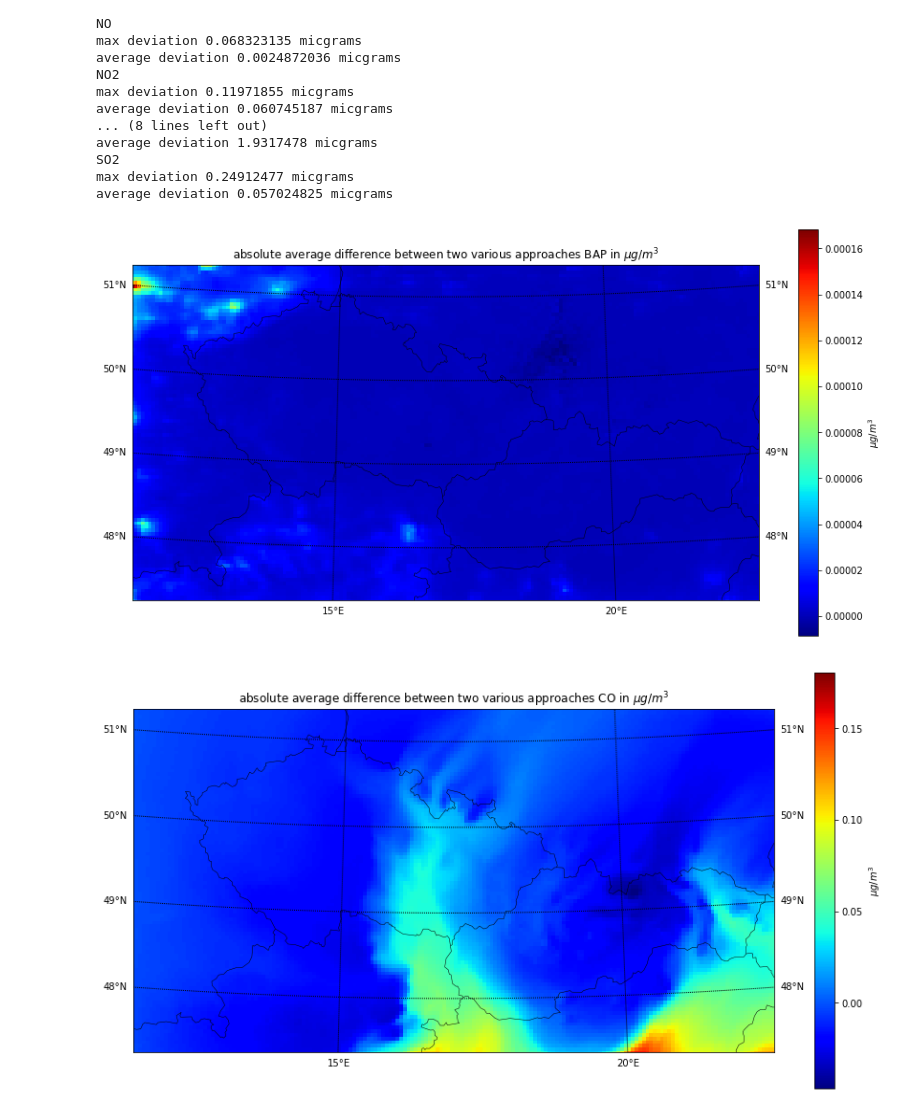
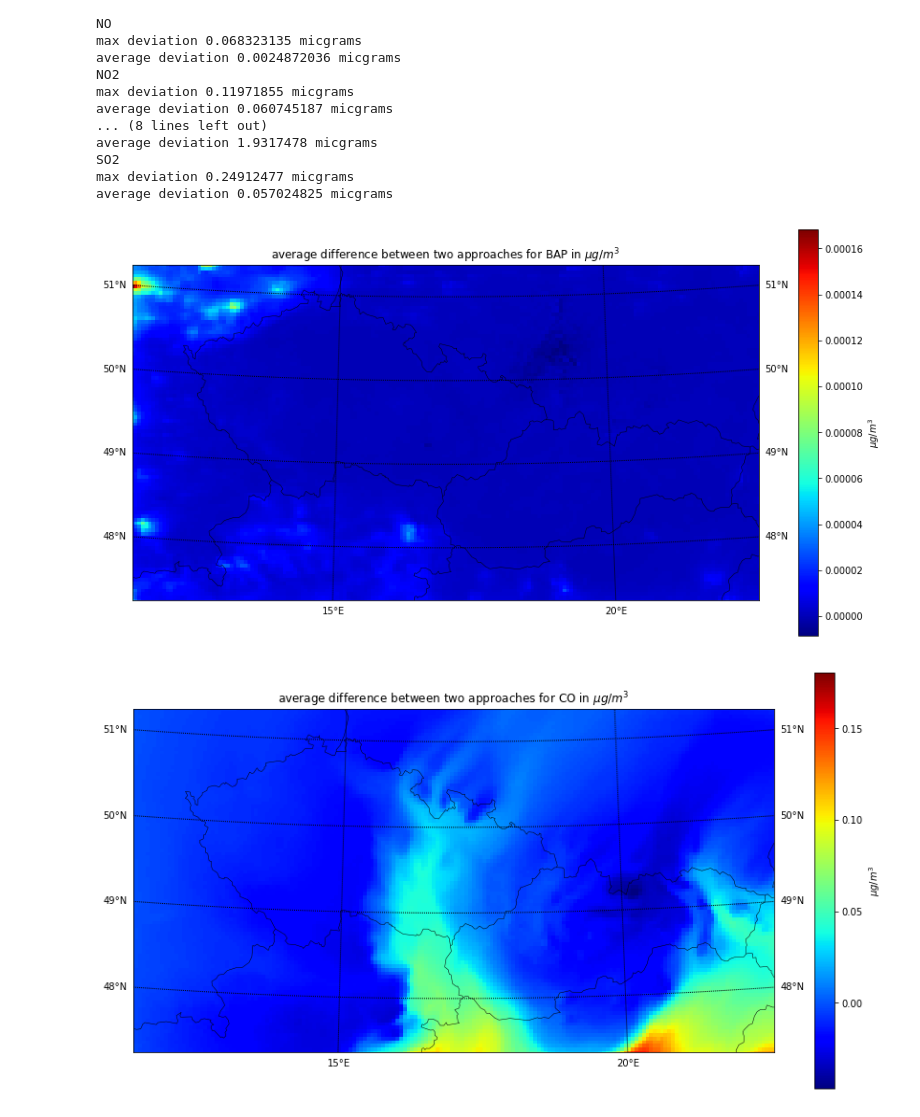
Before and after one commit to dusssaaan/SHMU, a Jupyter notebook: diffrence in two approaches.ipynb, the cells around one changed output. Saved outputs shown, nothing was run; the diff lists cells and outputs as text; code cells hidden in the pictures.

```diff
--- a/diffrence in two approaches.ipynb
+++ b/diffrence in two approaches.ipynb
@@ -56,24 +56,24 @@ average deviation 0.057024825 micgrams
 # %%
 meridians = np.arange(10.,35.,5.)
 pararels = np.arange(45.,52.,1.)
 levels=[0,0.1,0.5,1,2,4]
 
 for i in dic_nevnor.keys():
 
     mapb=Basemap(projection='lcc',lat_1=46.24470138549805,lat_2=46.24470138549805,lat_0=49.375,lon_0=17.0,width=833000,height=446351,resolution='i')
     mapb.drawcountries()
     mapb.drawmeridians(meridians,labels=[False,True,False, True, False])
     mapb.drawparallels(pararels,labels=[True,True,True, True,True,True])
 
     # choose one of the two style of the plot
     mapb.pcolormesh(lon,lat,dic_nevnor[i]-dic_small[i],cmap=plt.cm.jet,latlon=True)
     #mapb.contourf(lon,lat,np.abs(dic_nevnor[i]-dic_small[i]),levels,cmap=plt.cm.jet,latlon=True)
 
 
     plt.colorbar(label='$\mu g /m^3$')
-    plt.title('absolute average difference between two various approaches {0} in $\mu g /m^3$'.format(i))
+    plt.title('average difference between two approaches for {0} in $\mu g /m^3$'.format(i))
     plt.show()
     plt.close()
 # %% [output]
-[figure, old version]
+[figure, new version]
-[figure, old version]
+[figure, new version]
```
Also changed, not shown: parts of 1 cell of this notebook.
